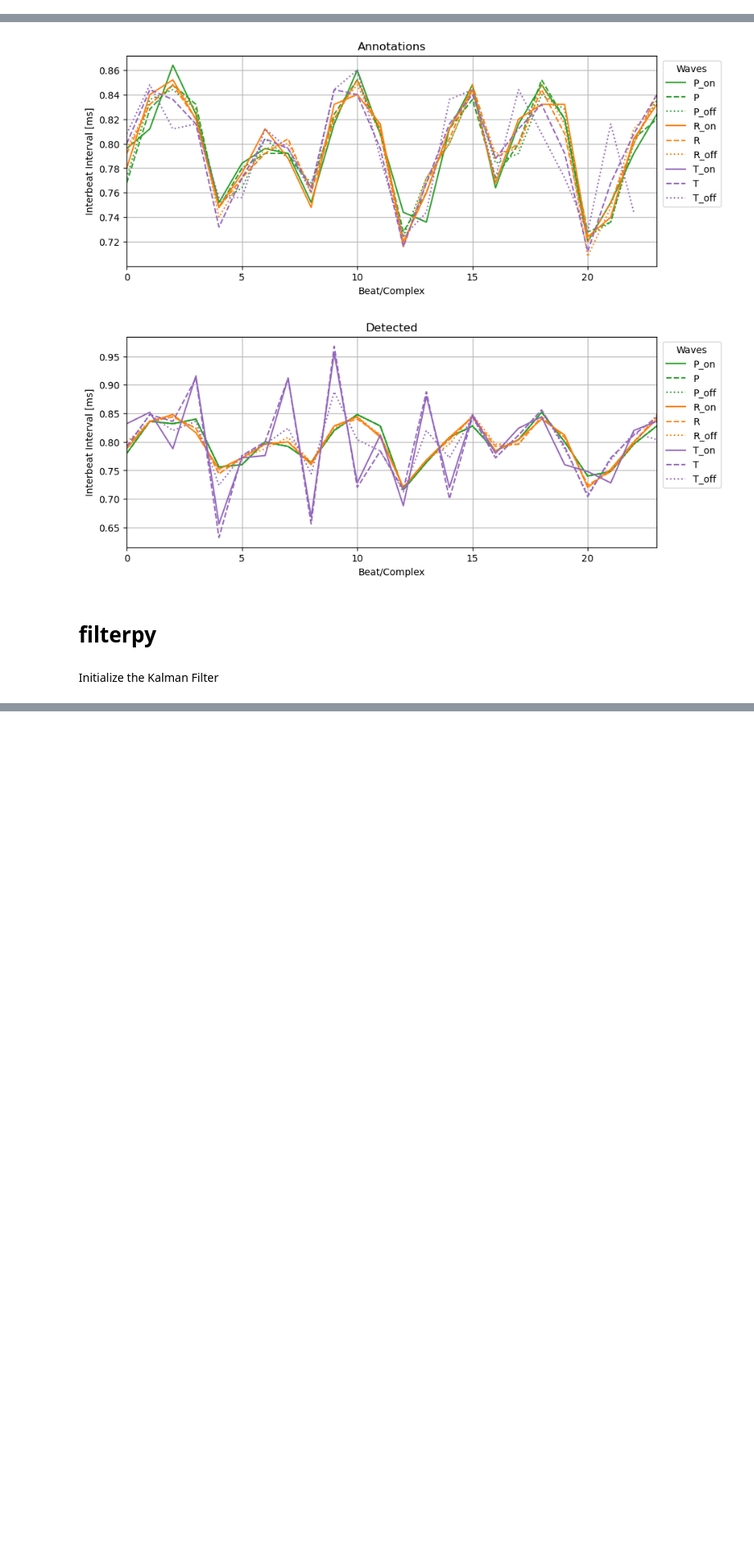
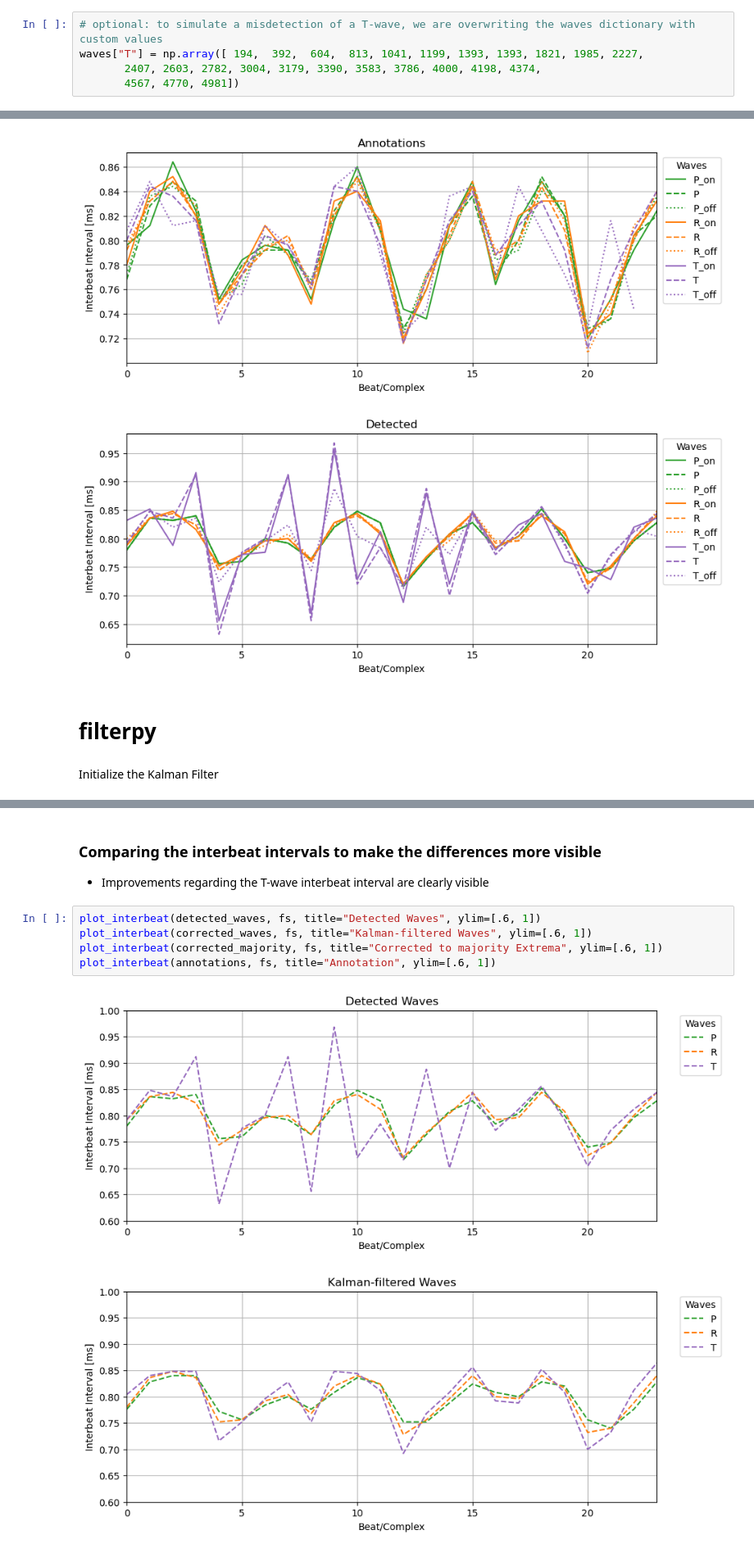
Before and after one commit to JonasEmrich/ecg-feature-tracking, a Jupyter notebook: tracking.ipynb, the cells around one changed output, grey strips where cells are left out. Shown at 82% size. Cells and saved outputs as stored; diff of their text form; blank space fills up the shorter version.

```diff
--- a/tracking.ipynb
+++ b/tracking.ipynb
@@ -22,6 +25,11 @@ rpeaks = PromDelineator.find_rpeaks(ecg)
 ecg = PromDelineator.clean_ecg(ecg)
 # Find waves in the ECG signal using the ProminenceDelineator
 waves = PromDelineator.find_waves(ecg, rpeaks=rpeaks, include_nodetections=False)
+# %%
+# optional: to simulate a misdetection of a T-wave, we are overwriting the waves dictionary with custom values
+waves["T"] = np.array([ 194,  392,  604,  813, 1041, 1199, 1393, 1393, 1821, 1985, 2227,
+       2407, 2603, 2782, 3004, 3179, 3390, 3583, 3786, 4000, 4198, 4374,
+       4567, 4770, 4981])
 # %% [markdown]
 Plot Annotations and Detections
 # %%
@@ -103,0 +128,11 @@ plot_waves(time, ecg, detected_waves, title="Detected Waves", xlim=[time[0], tim
+# %% [markdown]
+### Comparing the interbeat intervals to make the differences more visible
+- Improvements regarding the T-wave interbeat interval are clearly visible
+# %%
+plot_interbeat(detected_waves, fs, title="Detected Waves", ylim=[.6, 1])
+plot_interbeat(corrected_waves, fs, title="Kalman-filtered Waves", ylim=[.6, 1])
+plot_interbeat(corrected_majority, fs, title="Corrected to majority Extrema", ylim=[.6, 1])
+plot_interbeat(annotations, fs, title="Annotation", ylim=[.6, 1])
+# %% [output]
+[figure, added]
+[figure, added]
```
Also changed, not shown: parts of 11 cells of this notebook, 1 other file.
